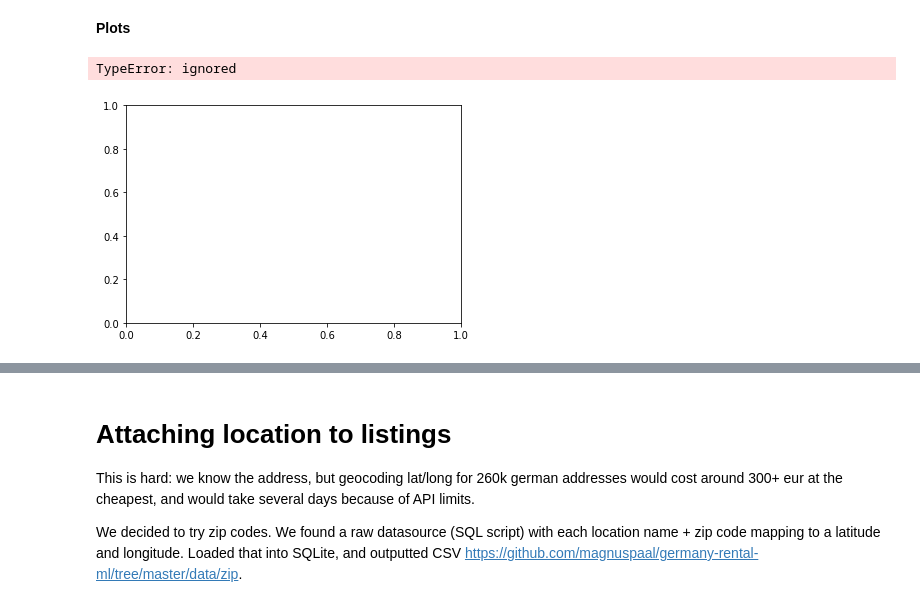
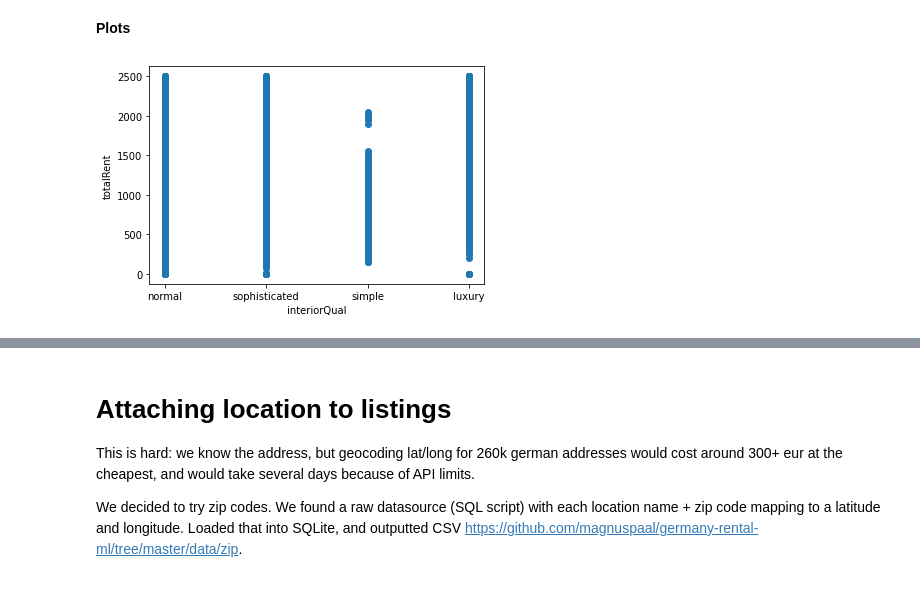
Before and after one commit to magnuspaal/germany-rental-ml, a Jupyter notebook: Exploration.ipynb, the cells around one changed output, grey strips where cells are left out. Drawn from its saved outputs; the diff is of its cells as text; code cells hidden in the pictures.

```diff
--- a/Exploration.ipynb
+++ b/Exploration.ipynb
@@ -97,7 +97,3 @@ The columns in the data are:
 | electricityBasePrice | numeric | electricity base price, deprecated |
 | electricityKwhPrice | numeric | electricity kwh price, deprecated |
 | date | nominal | date posted |
-# %%
-for col in columns:
-  counts = data[col].value_counts(dropna=False).sort_index()
-  print(counts, '\n')
@@ -208,21 +174,6 @@ rentals = rentals[
   ((rentals['pricetrend'] < 15))
 ]
 
-rentals_imputed = []
-
-## Use Simple Imputer to replace all missing nominal values with the most frequent value.
-for col in nominal:
-  imp_mfreq = SimpleImputer(missing_values=np.nan, strategy='constant', fill_value=rentals[col].mode()[0])
-  rentals_imputed[[col]] = imp_mfreq.fit_transform(rentals[[col]])
-
-## Use Simple Imputer to replace all missing numeric values with the mean value.
-imp_mean = SimpleImputer(missing_values=np.nan, strategy='mean')
-rentals_imputed[numeric] = imp_mean.fit_transform(rentals[numeric])
-
-# Convert columns to better data types.
-rentals_imputed[['yearConstructed', 'noRooms', 'floor', 'lastRefurbish', 'noParkSpaces', 'numberOfFloors']] = rentals_imputed[['yearConstructed', 'noRooms', 'floor', 'lastRefurbish', 'noParkSpaces', 'numberOfFloors']].astype('int32')
-
-
 rows = rentals.shape[0]
 print('Rows removed:', rows_before - rows)
 # %% [output]
@@ -269,6 +220,21 @@ rentals.describe()
 **Plots**
 # %%
 import matplotlib.pyplot as plt
+# %%
+## Remove all rows with totalRent NAN
+rentals = rentals[rentals['totalRent'] < 2500]
+
+## Use Simple Imputer to replace all missing nominal values with the most frequent value.
+for col in nominal:
+  imp_mfreq = SimpleImputer(missing_values=np.nan, strategy='constant', fill_value=rentals[col].mode()[0])
+  rentals[[col]] = imp_mfreq.fit_transform(rentals[[col]])
+
+## Use Simple Imputer to replace all missing numeric values with the mean value.
+imp_mean = SimpleImputer(missing_values=np.nan, strategy='mean')
+rentals[numeric] = imp_mean.fit_transform(rentals[numeric])
+
+# Convert columns to better data types.
+rentals[['yearConstructed', 'noRooms', 'floor', 'lastRefurbish', 'noParkSpaces', 'numberOfFloors']] = rentals[['yearConstructed', 'noRooms', 'floor', 'lastRefurbish', 'noParkSpaces', 'numberOfFloors']].astype('int32')
 # %%
 def plot_columns_scatter(ax1, ax2):
   plt.scatter(rentals[ax1], rentals[ax2])
@@ -283,9 +249,8 @@ def plot_hist(column,pos=None, labels=None, bins=None):
   plt.xticks(range(10), rotation=45)
   plt.show()
 # %%
-plot_columns_scatter('interiorQual', 'baseRent')
+plot_columns_scatter('interiorQual', 'totalRent')
 # %% [output]
-TypeError: ignored
-[figure, old version]
+[figure, new version]
 # %%
 plot_columns_scatter('noRooms', 'baseRent')
```
Also changed, not shown: parts of 13 cells of this notebook.
